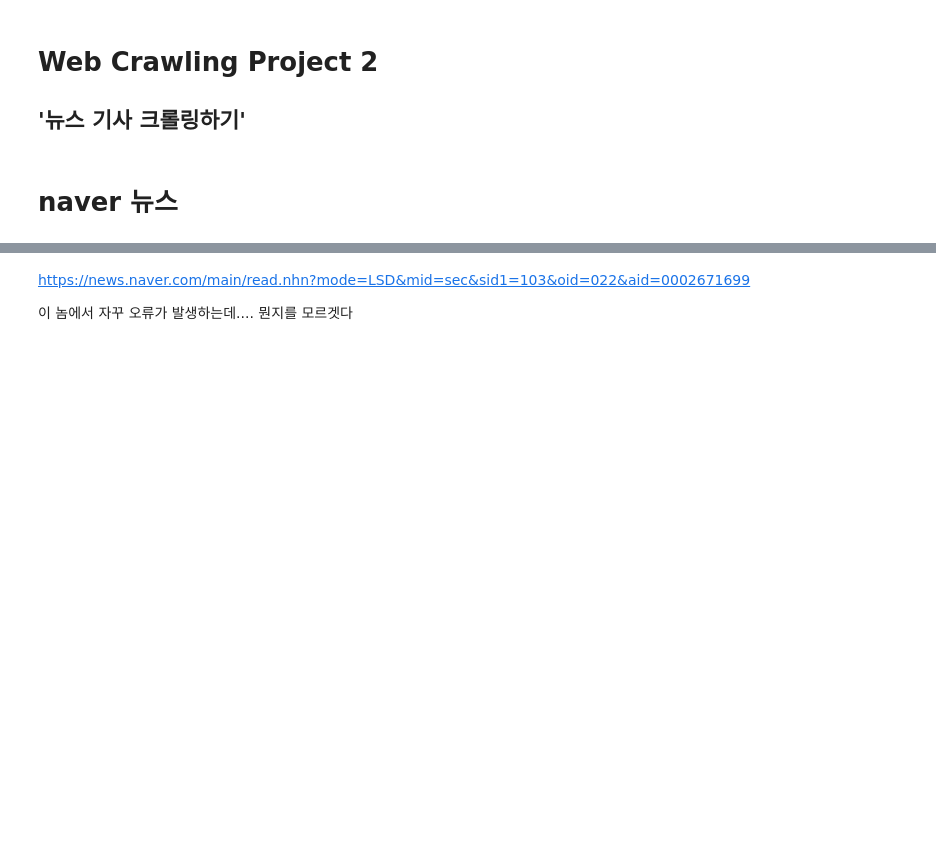
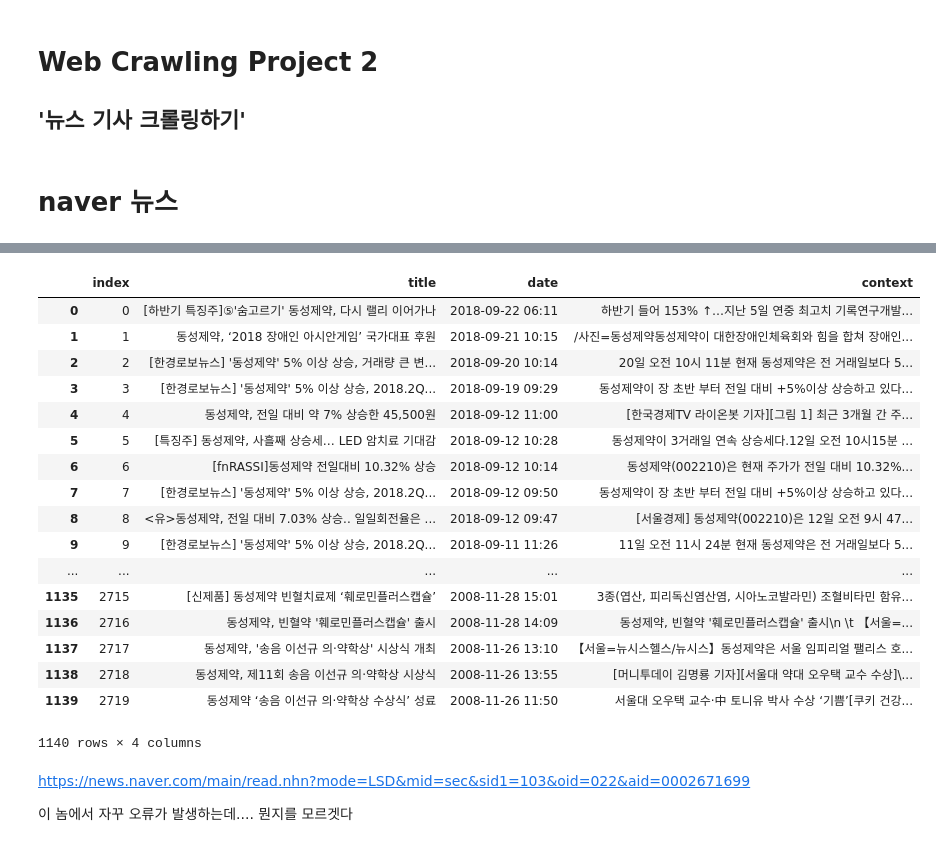
Before and after one commit to gjustin40/Python-Web-Crawling, a Jupyter notebook: Web_Crawling_Project2_뉴스기사스크랩.ipynb, the cells around one changed output, grey strips where cells are left out. Saved outputs shown, nothing was run; the diff lists cells and outputs as text; code cells hidden in the pictures; blank space fills up the shorter version.

```diff
--- a/Web_Crawling_Project2_뉴스기사스크랩.ipynb
+++ b/Web_Crawling_Project2_뉴스기사스크랩.ipynb
@@ -85,0 +86,3 @@ Wall time: 36min 53s
+# %%
+df = pd.DataFrame(data, columns = ['title', 'date', 'context'])
+df
@@ -86,3 +110,28 @@ Wall time: 36min 53s
+# %%
+df.drop_duplicates('context', keep = 'first', inplace = True)
+df.reset_index(inplace = True, drop = True)
+df.to_csv('동양제약_naver_news.csv')
+# %%
+df
+# %% [output]
+|  | index | title | date | context |
+| 0 | 0 | [하반기 특징주]⑤'숨고르기' 동성제약, 다시 랠리 이어가나 | 2018-09-22 06:11 | 하반기 들어 153% ↑…지난 5일 연중 최고치 기록연구개발... |
+| 1 | 1 | 동성제약, ‘2018 장애인 아시안게임’ 국가대표 후원 | 2018-09-21 10:15 | /사진=동성제약동성제약이 대한장애인체육회와 힘을 합쳐 장애인... |
+| 2 | 2 | [한경로보뉴스] '동성제약' 5% 이상 상승, 거래량 큰 변... | 2018-09-20 10:14 | 20일 오전 10시 11분 현재 동성제약은 전 거래일보다 5... |
+| 3 | 3 | [한경로보뉴스] '동성제약' 5% 이상 상승, 2018.2Q... | 2018-09-19 09:29 | 동성제약이 장 초반 부터 전일 대비 +5%이상 상승하고 있다... |
+| 4 | 4 | 동성제약, 전일 대비 약 7% 상승한 45,500원 | 2018-09-12 11:00 | [한국경제TV 라이온봇 기자][그림 1] 최근 3개월 간 주... |
+| 5 | 5 | [특징주] 동성제약, 사흘째 상승세… LED 암치료 기대감 | 2018-09-12 10:28 | 동성제약이 3거래일 연속 상승세다.12일 오전 10시15분 ... |
+| 6 | 6 | [fnRASSI]동성제약 전일대비 10.32% 상승 | 2018-09-12 10:14 | 동성제약(002210)은 현재 주가가 전일 대비 10.32%... |
+| 7 | 7 | [한경로보뉴스] '동성제약' 5% 이상 상승, 2018.2Q... | 2018-09-12 09:50 | 동성제약이 장 초반 부터 전일 대비 +5%이상 상승하고 있다... |
+| 8 | 8 | <유>동성제약, 전일 대비 7.03% 상승.. 일일회전율은 ... | 2018-09-12 09:47 | [서울경제] 동성제약(002210)은 12일 오전 9시 47... |
+| 9 | 9 | [한경로보뉴스] '동성제약' 5% 이상 상승, 2018.2Q... | 2018-09-11 11:26 | 11일 오전 11시 24분 현재 동성제약은 전 거래일보다 5... |
+| ... | ... | ... | ... | ... |
+| 1135 | 2715 | [신제품] 동성제약 빈혈치료제 ‘훼로민플러스캡슐’ | 2008-11-28 15:01 | 3종(엽산, 피리독신염산염, 시아노코발라민) 조혈비타민 함유... |
+| 1136 | 2716 | 동성제약, 빈혈약 '훼로민플러스캡슐' 출시 | 2008-11-28 14:09 | 동성제약, 빈혈약 '훼로민플러스캡슐' 출시\n \t 【서울=... |
+| 1137 | 2717 | 동성제약, '송음 이선규 의·약학상' 시상식 개최 | 2008-11-26 13:10 | 【서울=뉴시스헬스/뉴시스】동성제약은 서울 임피리얼 팰리스 호... |
+| 1138 | 2718 | 동성제약, 제11회 송음 이선규 의·약학상 시상식 | 2008-11-26 13:55 | [머니투데이 김명룡 기자][서울대 약대 오우택 교수 수상]\... |
+| 1139 | 2719 | 동성제약 ‘송음 이선규 의·약학상 수상식’ 성료 | 2008-11-26 11:50 | 서울대 오우택 교수·中 토니유 박사 수상 ‘기쁨’[쿠키 건강... |
+1140 rows × 4 columns
 # %% [markdown]
 https://news.naver.com/main/read.nhn?mode=LSD&mid=sec&sid1=103&oid=022&aid=0002671699
 
```
Also changed, not shown: parts of 3 cells of this notebook, 1 other file.
